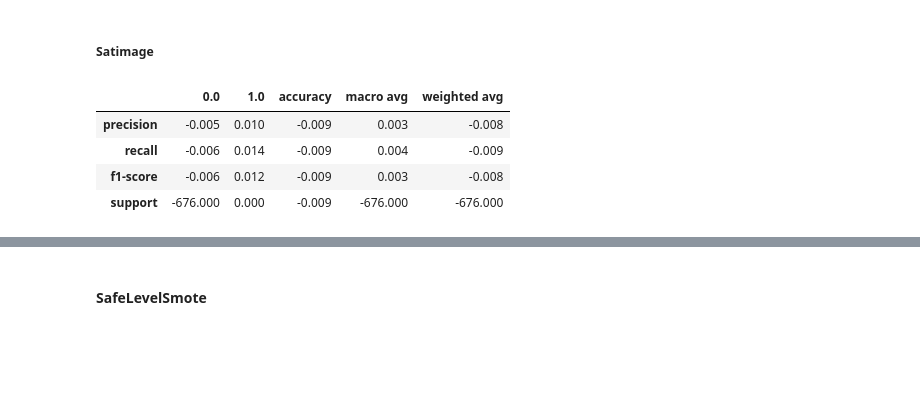
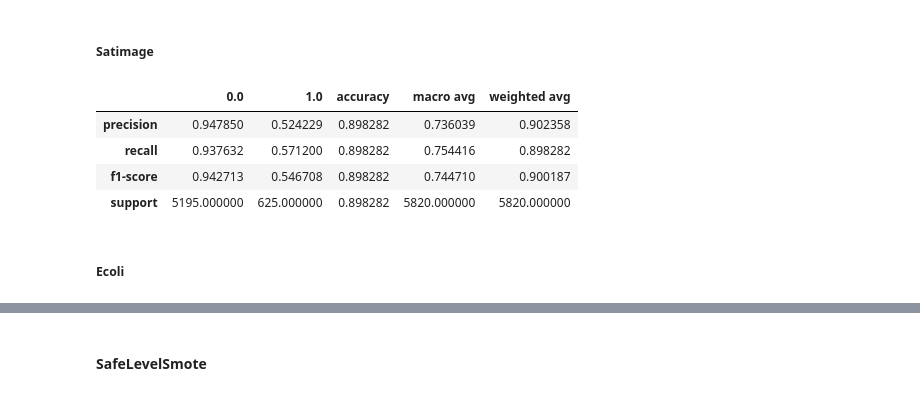
Before and after one commit to mfilan/ethics, a Jupyter notebook: main.ipynb, the cells around one changed output, grey strips where cells are left out. Saved outputs shown, nothing was run; the diff lists cells and outputs as text; code cells hidden in the pictures; blank space fills up the shorter version.

```diff
--- a/main.ipynb
+++ b/main.ipynb
@@ -71,11 +89,10 @@ display(base_scores_satimage)
 # %% [markdown]
 ### Compare performance of methods
 # %%
-def report(strategy, X, y, base_scores,visualize=False):
+def report(strategy, X, y,visualize=False):
 	X_resampled,y_resampled = strategy.fit_resample(X, y)
 	resampled_scores_dummy = score_data(X_resampled,y_resampled)
-	difference = (resampled_scores_dummy-base_scores).round(3)
-	display(difference)
+	display(resampled_scores_dummy)
 	if visualize:
 		visualize_points(X_resampled,y_resampled)
 # %% [markdown]
@@ -117,10 +144,12 @@ report(OneSidedSelection(), dummy_X, dummy_y, base_scores_dummy, True)
 # %% [markdown]
 ##### Satimage
 # %%
-report(OneSidedSelection(), satimage_X, satimage_y, base_scores_satimage)
+report(OneSidedSelection(), satimage_X, satimage_y)
 # %% [output]
 |  | 0.0 | 1.0 | accuracy | macro avg | weighted avg |
-| precision | -0.005 | 0.010 | -0.009 | 0.003 | -0.008 |
-| recall | -0.006 | 0.014 | -0.009 | 0.004 | -0.009 |
-| f1-score | -0.006 | 0.012 | -0.009 | 0.003 | -0.008 |
-| support | -676.000 | 0.000 | -0.009 | -676.000 | -676.000 |
+| precision | 0.947850 | 0.524229 | 0.898282 | 0.736039 | 0.902358 |
+| recall | 0.937632 | 0.571200 | 0.898282 | 0.754416 | 0.898282 |
+| f1-score | 0.942713 | 0.546708 | 0.898282 | 0.744710 | 0.900187 |
+| support | 5195.000000 | 625.000000 | 0.898282 | 5820.000000 | 5820.000000 |
+# %% [markdown]
+##### Ecoli
```
Also changed, not shown: parts of 16 cells of this notebook.
